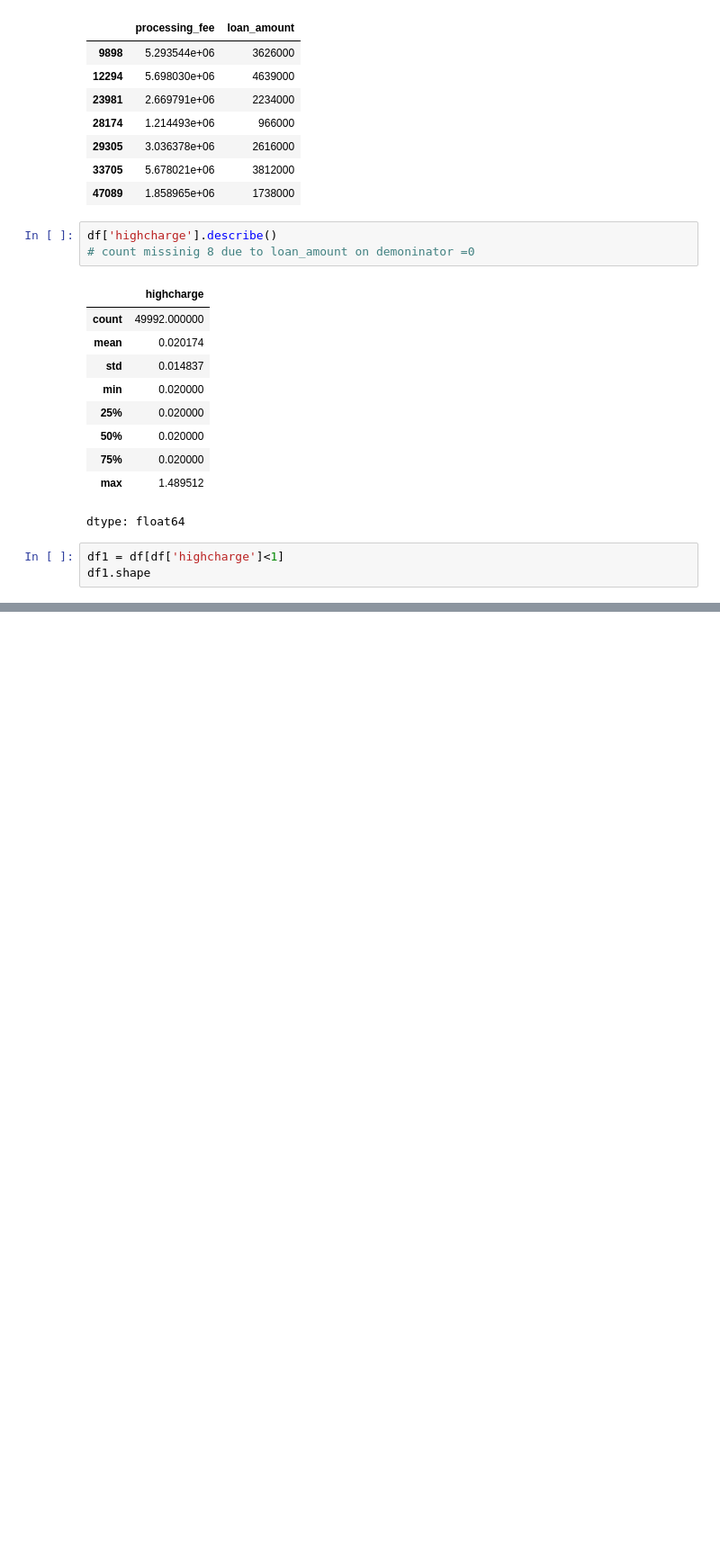
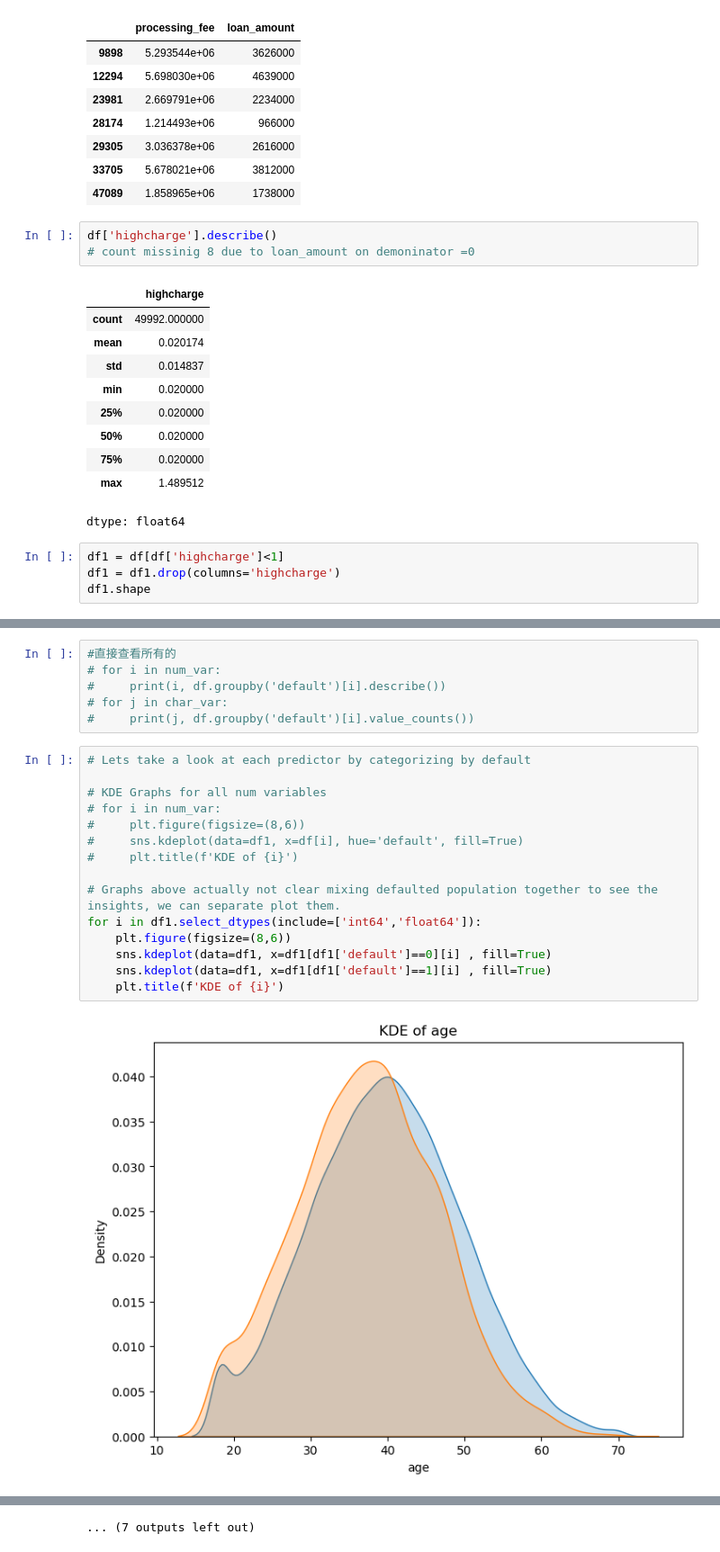
Before and after one commit to JY6299/CR_Modeling_2, a Jupyter notebook: CR_ML_Modeling.ipynb, the cells around one changed output, grey strips where cells are left out. Shown at 90% size. Cells and saved outputs as stored; diff of their text form; blank space fills up the shorter version.

```diff
--- a/CR_ML_Modeling.ipynb
+++ b/CR_ML_Modeling.ipynb
@@ -226,5 +225,6 @@ df['highcharge'].describe()
 dtype: float64
 # %%
 df1 = df[df['highcharge']<1]
+df1 = df1.drop(columns='highcharge')
 df1.shape
 # %% [output]
@@ -231,0 +252,23 @@ df1.shape
+# %%
+#直接查看所有的
+# for i in num_var:
+#     print(i, df.groupby('default')[i].describe())
+# for j in char_var:
+#     print(j, df.groupby('default')[i].value_counts())
+# %%
+# Lets take a look at each predictor by categorizing by default
+
+# KDE Graphs for all num variables
+# for i in num_var:
+#     plt.figure(figsize=(8,6))
+#     sns.kdeplot(data=df1, x=df[i], hue='default', fill=True)
+#     plt.title(f'KDE of {i}')
+
+# Graphs above actually not clear mixing defaulted population together to see the insights, we can separate plot them.
+for i in df1.select_dtypes(include=['int64','float64']):
+    plt.figure(figsize=(8,6))
+    sns.kdeplot(data=df1, x=df1[df1['default']==0][i] , fill=True)
+    sns.kdeplot(data=df1, x=df1[df1['default']==1][i] , fill=True)
+    plt.title(f'KDE of {i}')
+# %% [output]
+[figure, added]
@@ -231,0 +286 @@ df1.shape
+... (7 outputs left out)
```
Also changed, not shown: parts of 9 cells of this notebook.
